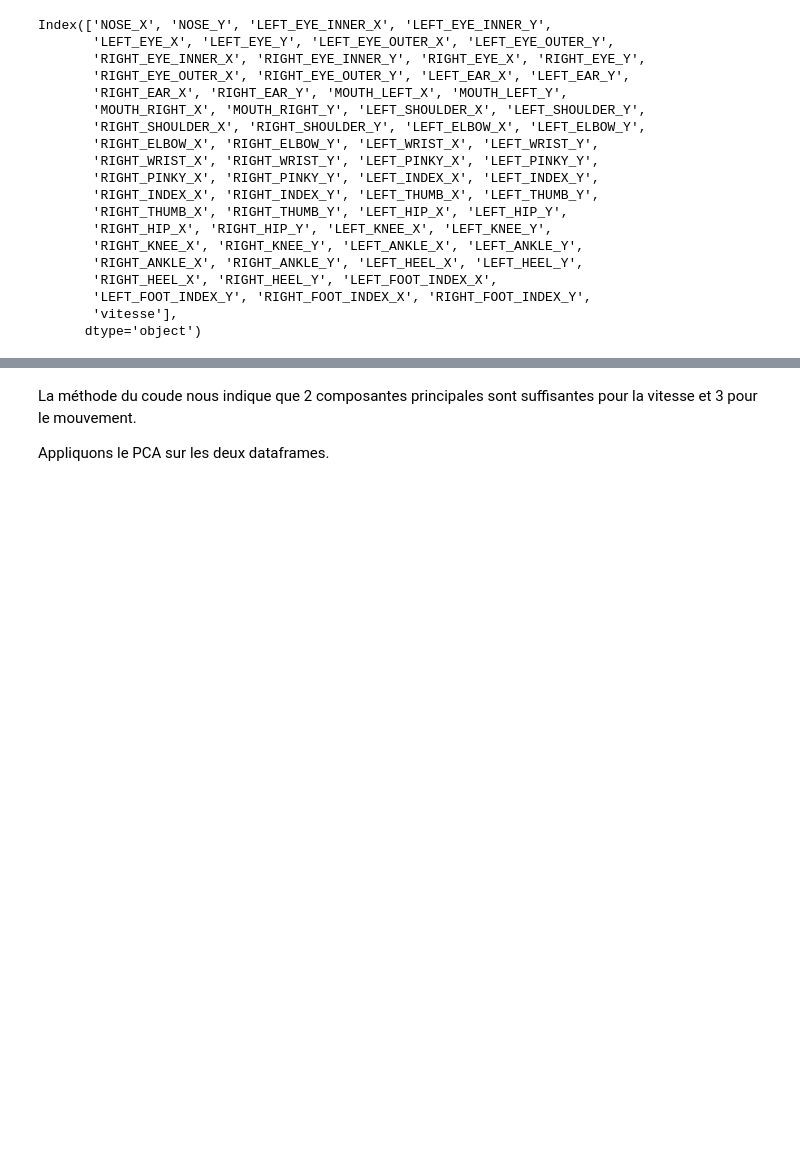
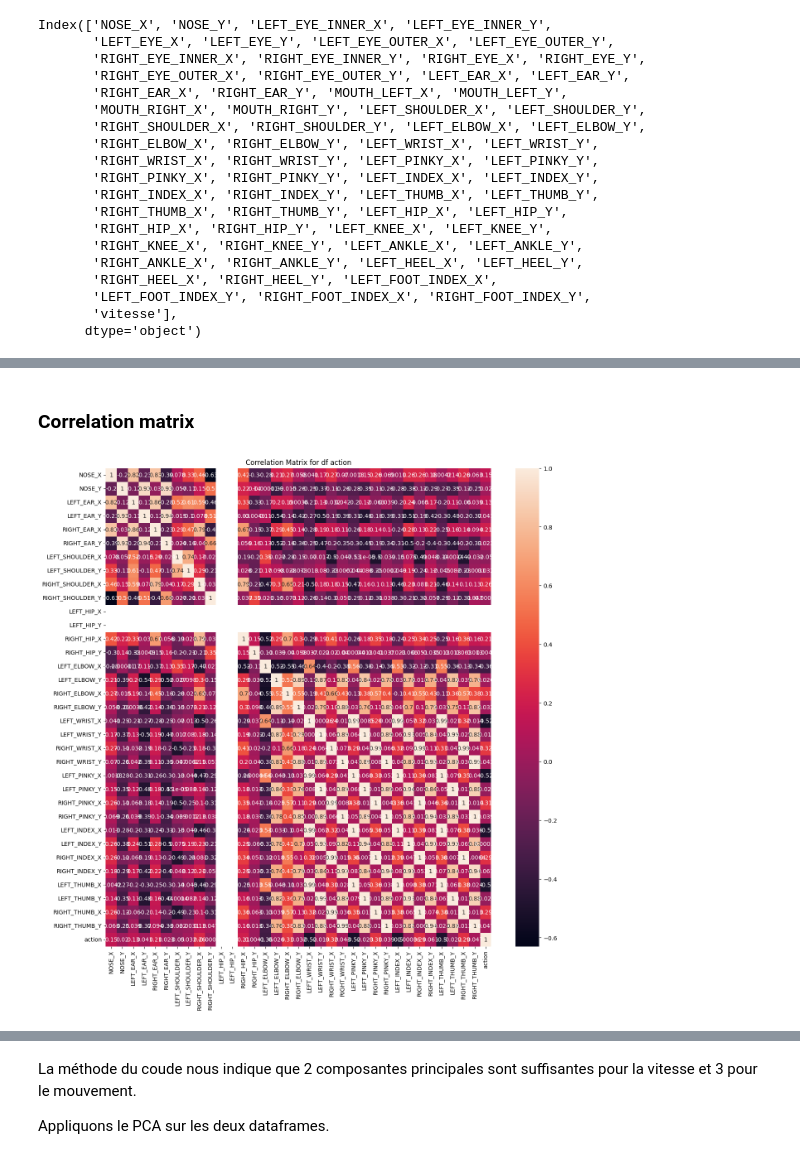
Before and after one commit to Neirpy/projet_pluri_2, a Jupyter notebook: IA/data_preprocessing.ipynb, the cells around one changed output, grey strips where cells are left out. Cells and saved outputs as stored; diff of their text form; code cells hidden in the pictures; blank space fills up the shorter version.

```diff
--- a/IA/data_preprocessing.ipynb
+++ b/IA/data_preprocessing.ipynb
@@ -273,0 +311,6 @@ df_speed_normalize_filter = filter_columns(df_speed_normalize, *list_speed)
+# %% [markdown]
+### Correlation matrix
+# %%
+heatmap(df_move_normalize_filter, "action")
+# %% [output]
+[figure, added]
```
Also changed, not shown: parts of 26 cells of this notebook, 3 other files.
